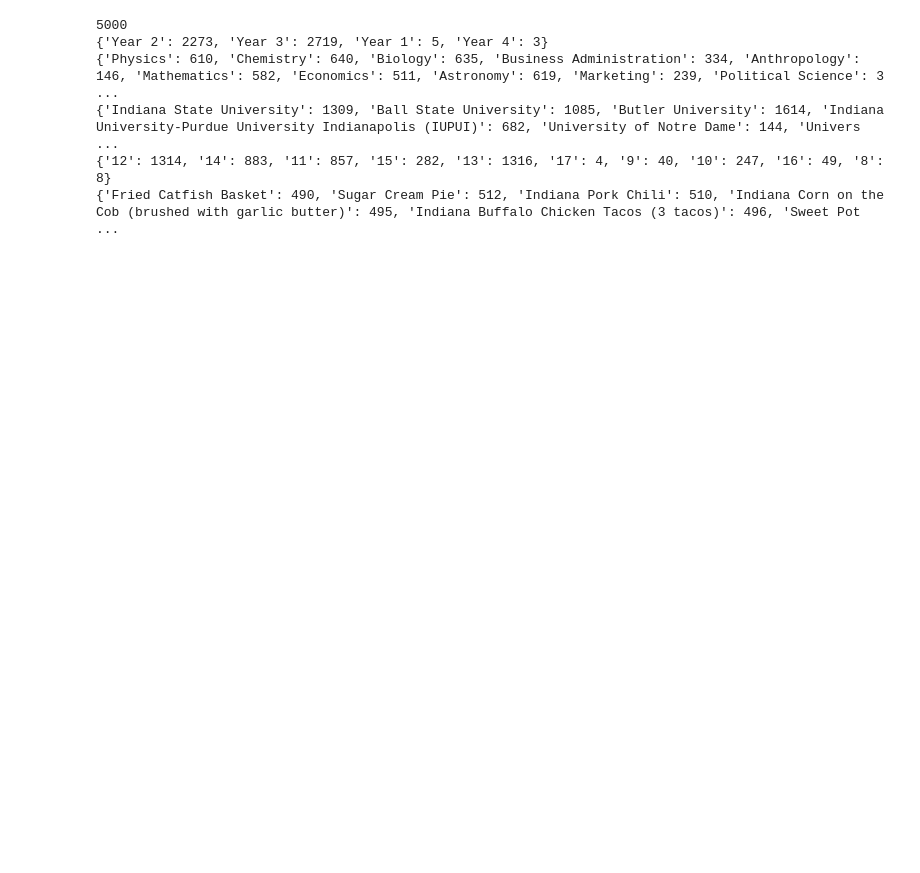
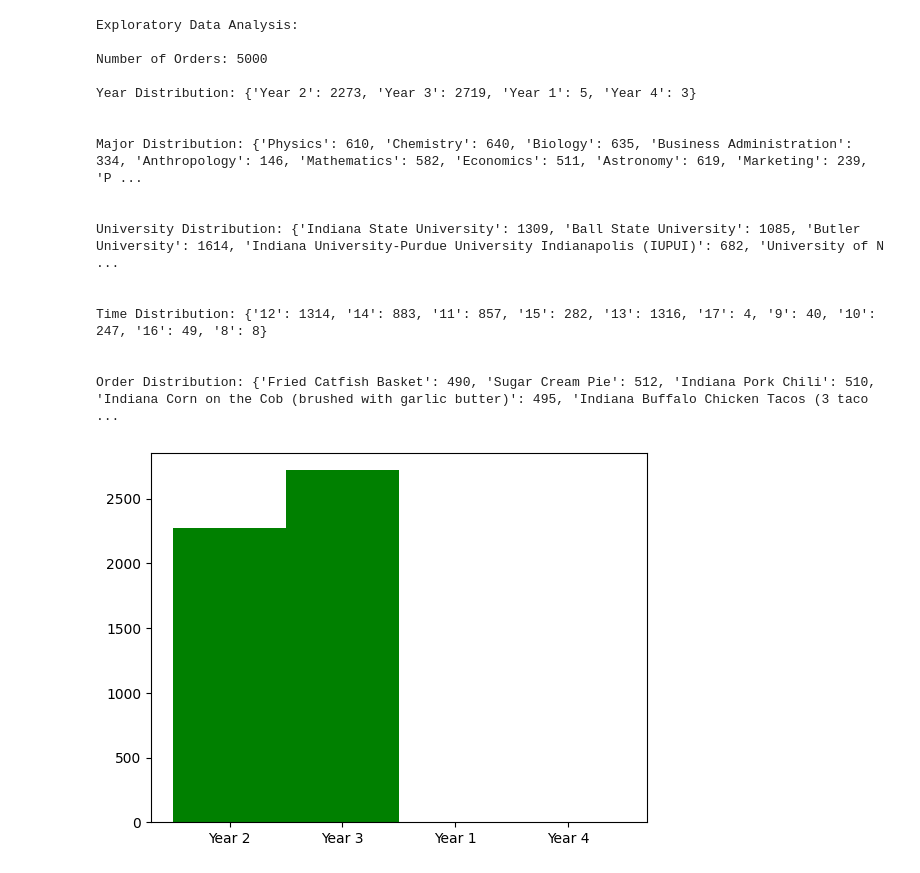
Before and after one commit to arlenf27/xtern-artificial-intelligence-work-sample-assessment, a Jupyter notebook: ExploratoryDataAnalysis.ipynb, the cells around one changed output. Drawn from its saved outputs; the diff is of its cells as text; code cells hidden in the pictures; blank space fills up the shorter version.

Commit message:
Added several plot distributions using matplotlib

```diff
--- a/ExploratoryDataAnalysis.ipynb
+++ b/ExploratoryDataAnalysis.ipynb
@@ -1,38 +1,64 @@
 # %%
+## Author: Arlen Feng
+# This program uses matplotlib, an open-source plotting library for Python. To learn more about matplotlib, go to https://matplotlib.org/
+from matplotlib import pyplot
 import csv
 yearDict = {}
 majorDict = {}
 universityDict = {}
 timeDict = {}
 orderDict = {}
 numOrders = 0
 
+# Adds one piece of data to dictionary
 def addData(category, dict):
     if row[category] not in dict:
         dict.update({row[category]:1})
     else:
         dict.update({row[category]:dict.get(row[category])+1})
 
+# Opens the csv dataset and reads the data into dictionaries
 with open('XTern 2024 Artificial Intelegence Data Set - Xtern_TrainData.csv', newline='') as csvfile:
     reader = csv.DictReader(csvfile)
     for row in reader:
         numOrders+=1
         addData('Year', yearDict)
         addData('Major', majorDict)
         addData('University', universityDict)
         addData('Time', timeDict)
         addData('Order', orderDict)
 
-print(numOrders)
-print(yearDict)
-print(majorDict)
-print(universityDict)
-print(timeDict)
-print(orderDict)
+# Prints one distribution and plots a histogram using matplotlib
+def printDistribution(str, dict, i):
+    print(str, end='')
+    print(dict)
+    pyplot.figure(i)
+    pyplot.bar(list(dict.keys()), dict.values(), 1.0, color='g')
+    print('\n')
+
+print('Exploratory Data Analysis: \n')
+print('Number of Orders: ' + str(numOrders) + '\n')
+printDistribution('Year Distribution: ', yearDict, 1)
+printDistribution('Major Distribution: ', majorDict, 2)
+printDistribution('University Distribution: ', universityDict, 3)
+printDistribution('Time Distribution: ', timeDict, 4)
+printDistribution('Order Distribution: ', orderDict, 5)
 # %% [output]
-5000
-{'Year 2': 2273, 'Year 3': 2719, 'Year 1': 5, 'Year 4': 3}
-{'Physics': 610, 'Chemistry': 640, 'Biology': 635, 'Business Administration': 334, 'Anthropology': 146, 'Mathematics': 582, 'Economics': 511, 'Astronomy': 619, 'Marketing': 239, 'Political Science': 3 ...
-{'Indiana State University': 1309, 'Ball State University': 1085, 'Butler University': 1614, 'Indiana University-Purdue University Indianapolis (IUPUI)': 682, 'University of Notre Dame': 144, 'Univers ...
-{'12': 1314, '14': 883, '11': 857, '15': 282, '13': 1316, '17': 4, '9': 40, '10': 247, '16': 49, '8': 8}
-{'Fried Catfish Basket': 490, 'Sugar Cream Pie': 512, 'Indiana Pork Chili': 510, 'Indiana Corn on the Cob (brushed with garlic butter)': 495, 'Indiana Buffalo Chicken Tacos (3 tacos)': 496, 'Sweet Pot ...
+Exploratory Data Analysis:
+
+Number of Orders: 5000
+
+Year Distribution: {'Year 2': 2273, 'Year 3': 2719, 'Year 1': 5, 'Year 4': 3}
+
+
+Major Distribution: {'Physics': 610, 'Chemistry': 640, 'Biology': 635, 'Business Administration': 334, 'Anthropology': 146, 'Mathematics': 582, 'Economics': 511, 'Astronomy': 619, 'Marketing': 239, 'P ...
+
+
+University Distribution: {'Indiana State University': 1309, 'Ball State University': 1085, 'Butler University': 1614, 'Indiana University-Purdue University Indianapolis (IUPUI)': 682, 'University of N ...
+
+
+Time Distribution: {'12': 1314, '14': 883, '11': 857, '15': 282, '13': 1316, '17': 4, '9': 40, '10': 247, '16': 49, '8': 8}
+
+
+Order Distribution: {'Fried Catfish Basket': 490, 'Sugar Cream Pie': 512, 'Indiana Pork Chili': 510, 'Indiana Corn on the Cob (brushed with garlic butter)': 495, 'Indiana Buffalo Chicken Tacos (3 taco ...
+[figure, added]
```
Also changed, not shown: parts of 1 cell of this notebook.
